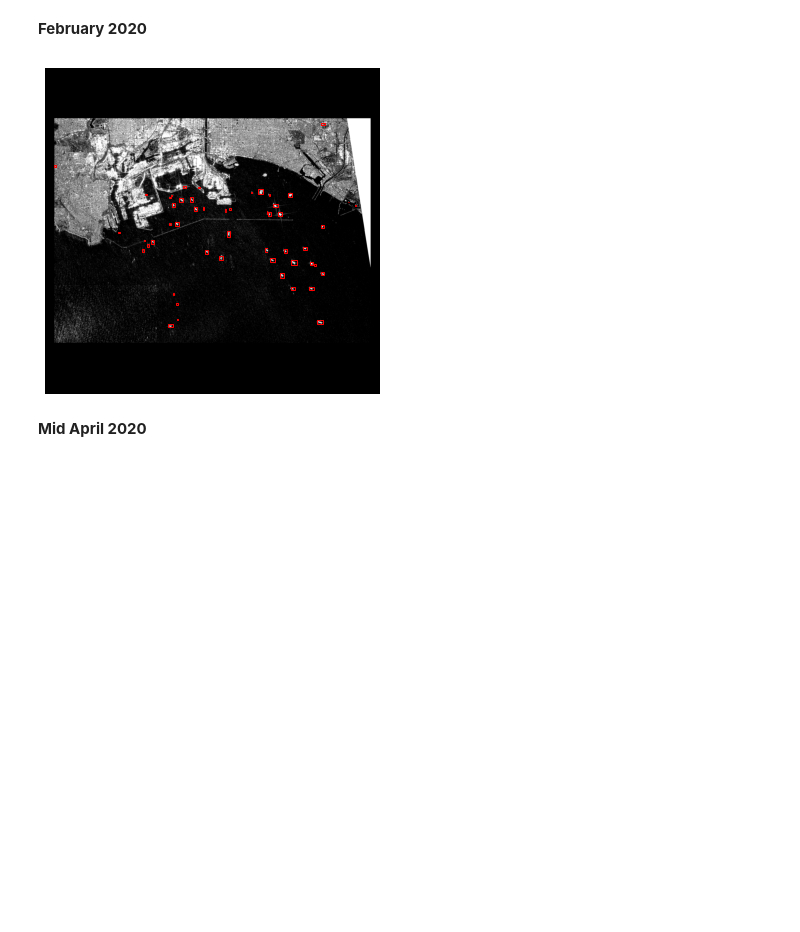
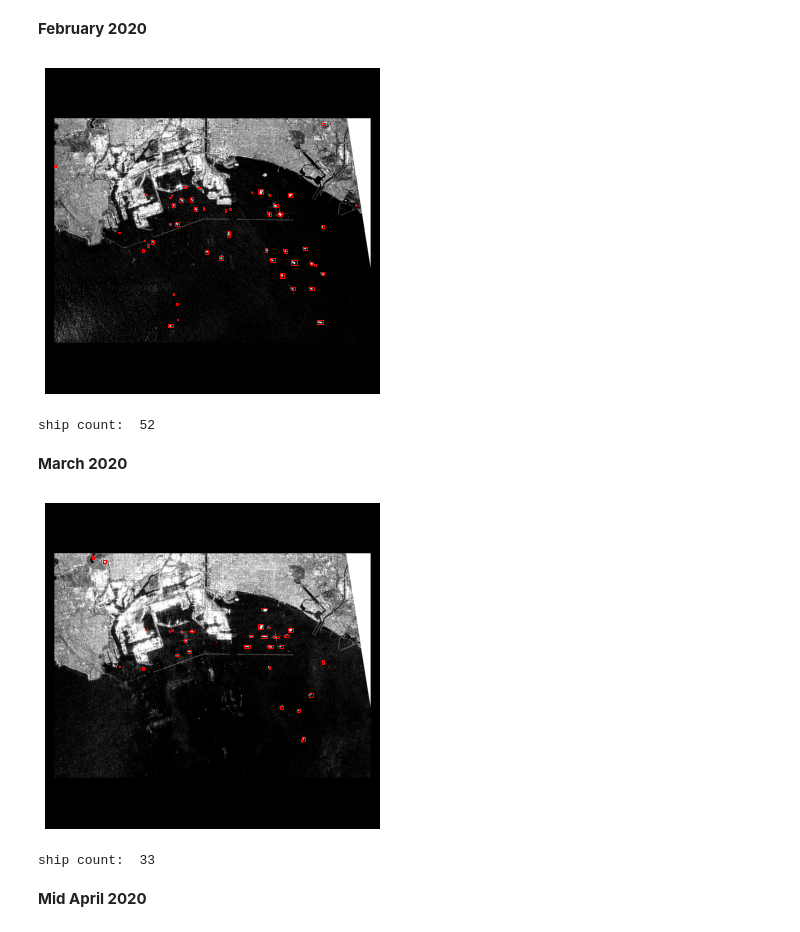
Before and after one commit to alexmak001/SAR-satelite-image-ship-detection, a Jupyter notebook: sean_notebooks/Applications.ipynb, the cells around one changed output. Saved outputs shown, nothing was run; the diff lists cells and outputs as text; code cells hidden in the pictures; blank space fills up the shorter version.

```diff
--- a/sean_notebooks/Applications.ipynb
+++ b/sean_notebooks/Applications.ipynb
@@ -262,12 +264,23 @@ os.path.abspath('')[:-14] + 'gee_data'
 # %%
 before_img_fp = r'/home/snng/SAR-satelite-image-ship-detection/data_down/gee_data/port_la/2020-02-04.tif'
+during_img_fp = r'/home/snng/SAR-satelite-image-ship-detection/data_down/gee_data/port_la/2020-03-17.tif'
 after_img_fp = r'/home/snng/SAR-satelite-image-ship-detection/data_down/gee_data/port_la/2020-04-11.tif'
 # %% [markdown]
 **February 2020**
 # %%
-plot_large_image(faster_rcnn, before_img_fp, 0.5, 'feb2020_portla.jpg')
+# 'feb2020_portla.jpg'
+plot_large_image(faster_rcnn, before_img_fp, 0.5, False)
 # %% [output]
 [figure]
+ship count:  52
+# %% [markdown]
+**March 2020**
+# %%
+# 'mar2020_portla.jpg'
+plot_large_image(faster_rcnn, during_img_fp, 0.5, False)
+# %% [output]
+[figure, added]
+ship count:  33
 # %% [markdown]
 **Mid April 2020**
 # %%
```
Also changed, not shown: parts of 15 cells of this notebook, 1 other file.
